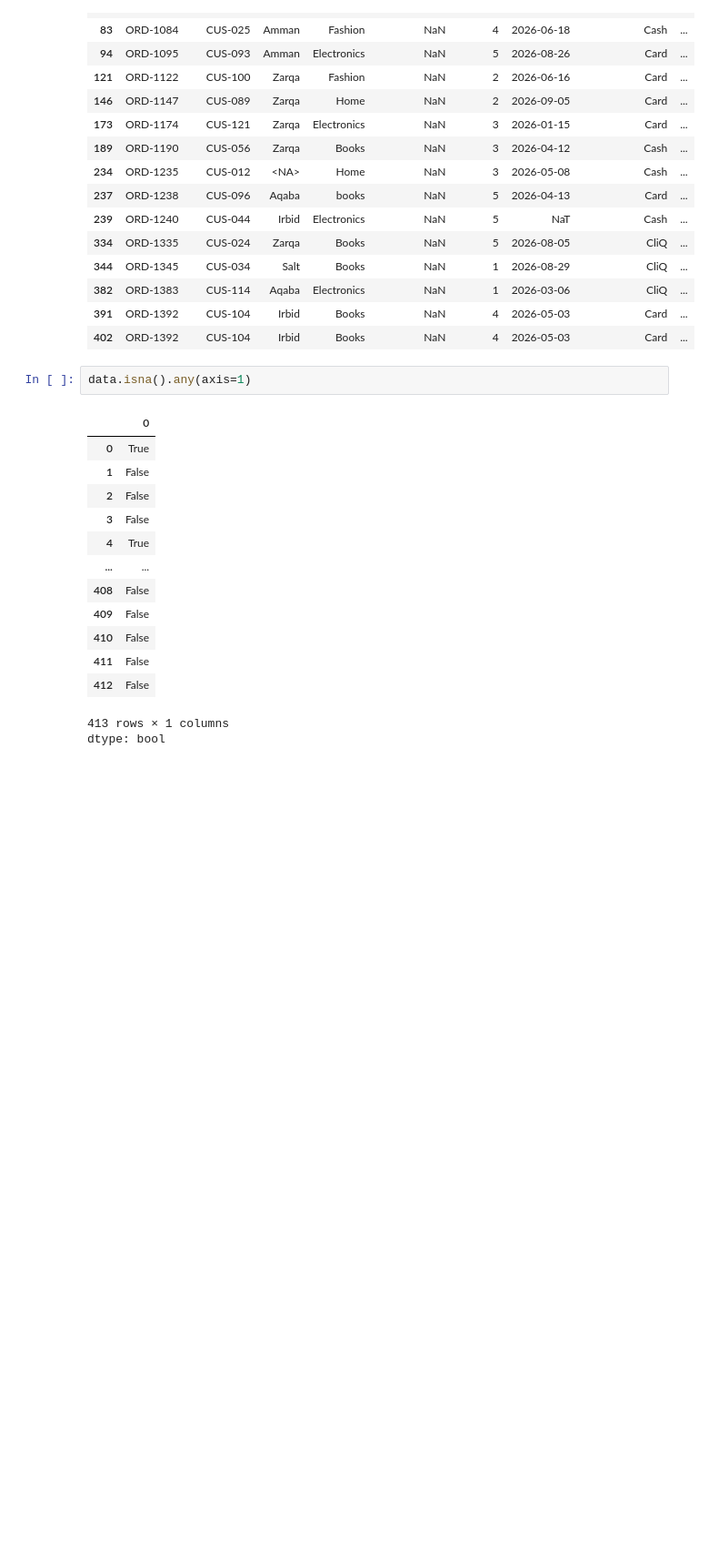
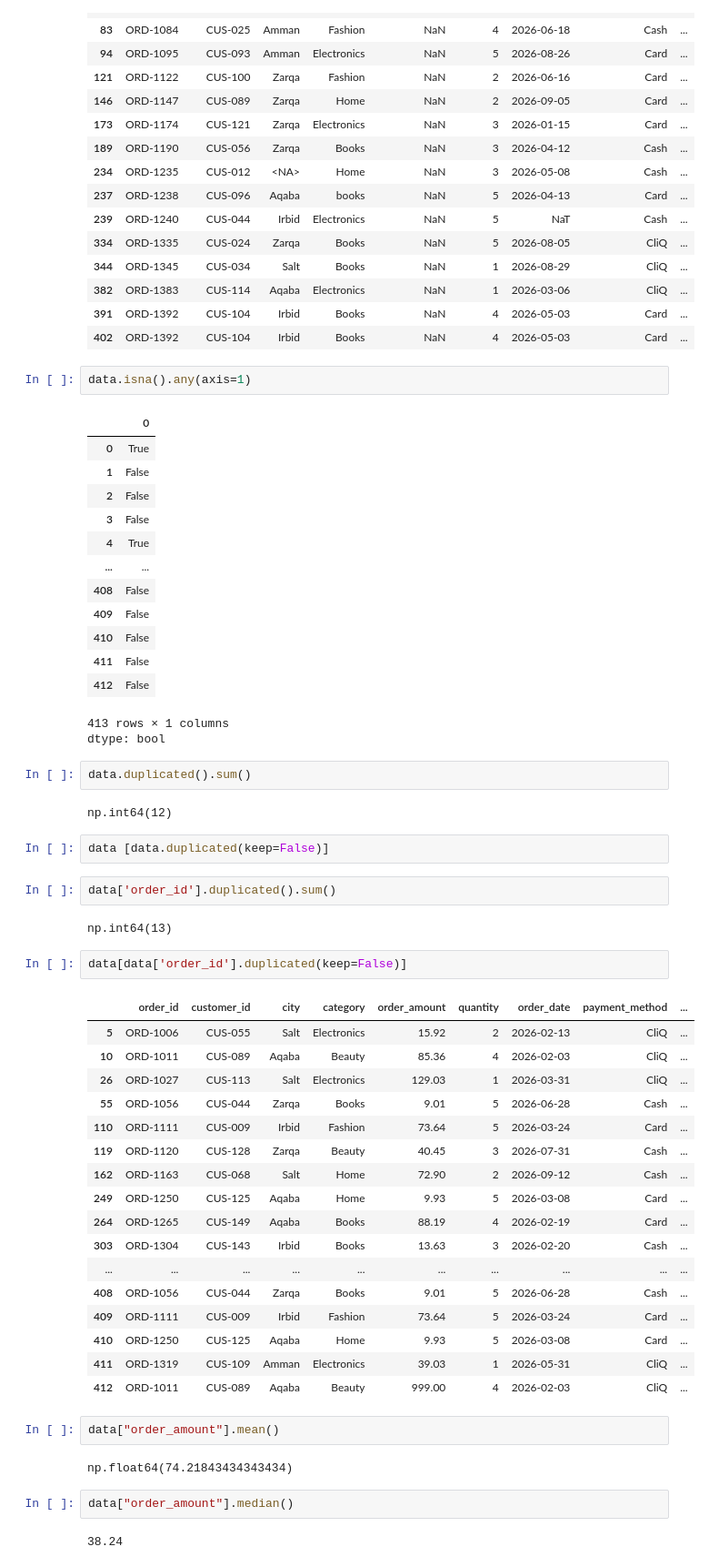
Before and after one commit to rund-omari/Data.Eng3, a Jupyter notebook: lectures/Lecture_06.ipynb, the cells around one changed output. Shown at 91% size. Saved outputs shown, nothing was run; the diff lists cells and outputs as text; blank space fills up the shorter version.

```diff
--- a/lectures/Lecture_06.ipynb
+++ b/lectures/Lecture_06.ipynb
@@ -222,3 +281,41 @@ data.isna().any(axis=1)
 | 412 | False |
 413 rows × 1 columns
 dtype: bool
+# %%
+data.duplicated().sum()
+# %% [output]
+np.int64(12)
+# %%
+data [data.duplicated(keep=False)]
+# %%
+data['order_id'].duplicated().sum()
+# %% [output]
+np.int64(13)
+# %%
+data[data['order_id'].duplicated(keep=False)]
+# %% [output]
+|  | order_id | customer_id | city | category | order_amount | quantity | order_date | payment_method | ... |
+| 5 | ORD-1006 | CUS-055 | Salt | Electronics | 15.92 | 2 | 2026-02-13 | CliQ | ... |
+| 10 | ORD-1011 | CUS-089 | Aqaba | Beauty | 85.36 | 4 | 2026-02-03 | CliQ | ... |
+| 26 | ORD-1027 | CUS-113 | Salt | Electronics | 129.03 | 1 | 2026-03-31 | CliQ | ... |
+| 55 | ORD-1056 | CUS-044 | Zarqa | Books | 9.01 | 5 | 2026-06-28 | Cash | ... |
+| 110 | ORD-1111 | CUS-009 | Irbid | Fashion | 73.64 | 5 | 2026-03-24 | Card | ... |
+| 119 | ORD-1120 | CUS-128 | Zarqa | Beauty | 40.45 | 3 | 2026-07-31 | Cash | ... |
+| 162 | ORD-1163 | CUS-068 | Salt | Home | 72.90 | 2 | 2026-09-12 | Cash | ... |
+| 249 | ORD-1250 | CUS-125 | Aqaba | Home | 9.93 | 5 | 2026-03-08 | Card | ... |
+| 264 | ORD-1265 | CUS-149 | Aqaba | Books | 88.19 | 4 | 2026-02-19 | Card | ... |
+| 303 | ORD-1304 | CUS-143 | Irbid | Books | 13.63 | 3 | 2026-02-20 | Cash | ... |
+| ... | ... | ... | ... | ... | ... | ... | ... | ... | ... |
+| 408 | ORD-1056 | CUS-044 | Zarqa | Books | 9.01 | 5 | 2026-06-28 | Cash | ... |
+| 409 | ORD-1111 | CUS-009 | Irbid | Fashion | 73.64 | 5 | 2026-03-24 | Card | ... |
+| 410 | ORD-1250 | CUS-125 | Aqaba | Home | 9.93 | 5 | 2026-03-08 | Card | ... |
+| 411 | ORD-1319 | CUS-109 | Amman | Electronics | 39.03 | 1 | 2026-05-31 | CliQ | ... |
+| 412 | ORD-1011 | CUS-089 | Aqaba | Beauty | 999.00 | 4 | 2026-02-03 | CliQ | ... |
+# %%
+data["order_amount"].mean()
+# %% [output]
+np.float64(74.21843434343434)
+# %%
+data["order_amount"].median()
+# %% [output]
+38.24
```
Also changed, not shown: parts of 10 cells of this notebook.
